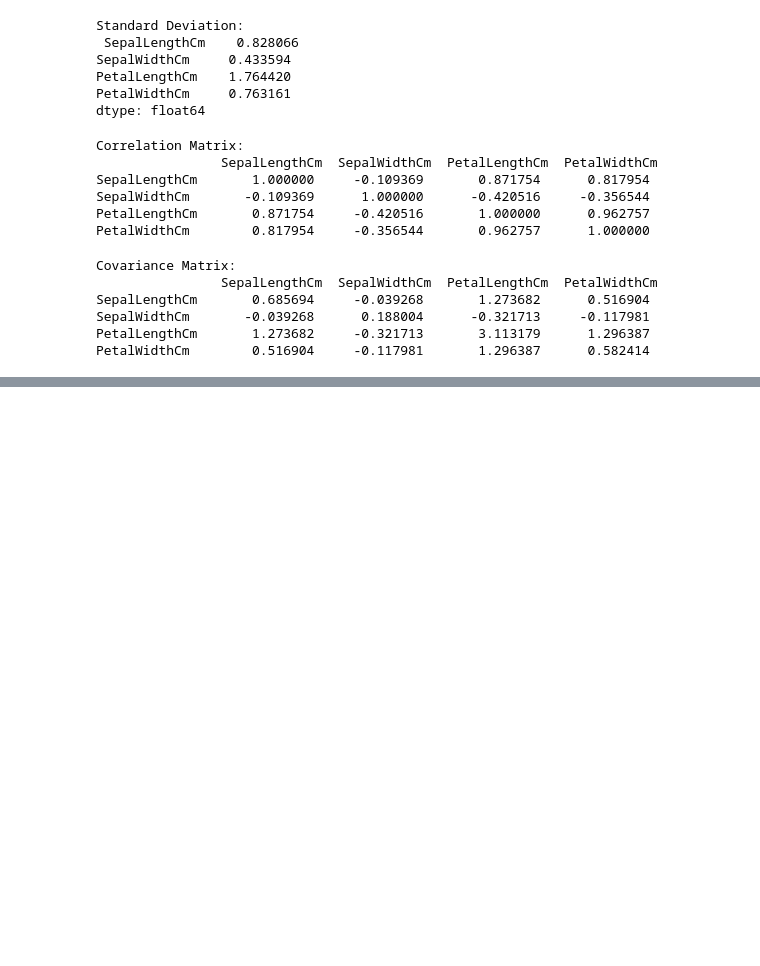
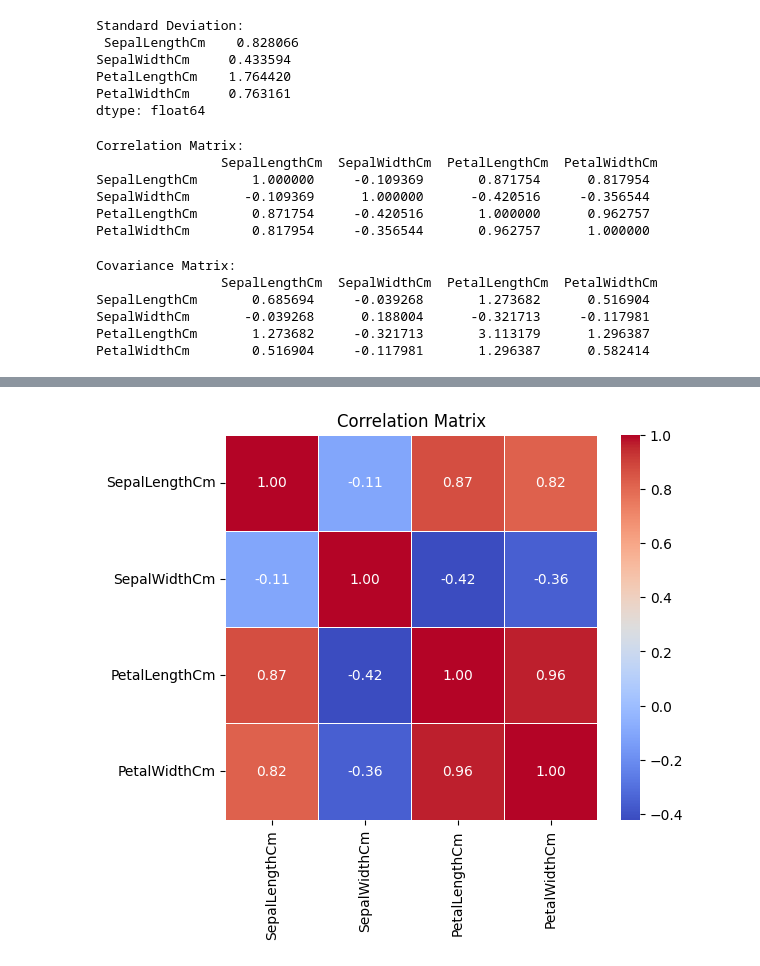
Before and after one commit to RaviGupta965/Deep-Learning-Lab, a Jupyter notebook: Practical-1.ipynb, the cells around one changed output, grey strips where cells are left out. Drawn from its saved outputs; the diff is of its cells as text; code cells hidden in the pictures; blank space fills up the shorter version.

```diff
--- a/Practical-1.ipynb
+++ b/Practical-1.ipynb
@@ -134,0 +150,5 @@ PetalWidthCm        0.516904     -0.117981       1.296387      0.582414
+# %%
+# Plot covariance and correlation matrices
+plot_matrix(correlation_matrix, "Correlation Matrix")
+# %% [output]
+[figure, added]
```
Also changed, not shown: parts of 4 cells of this notebook.
